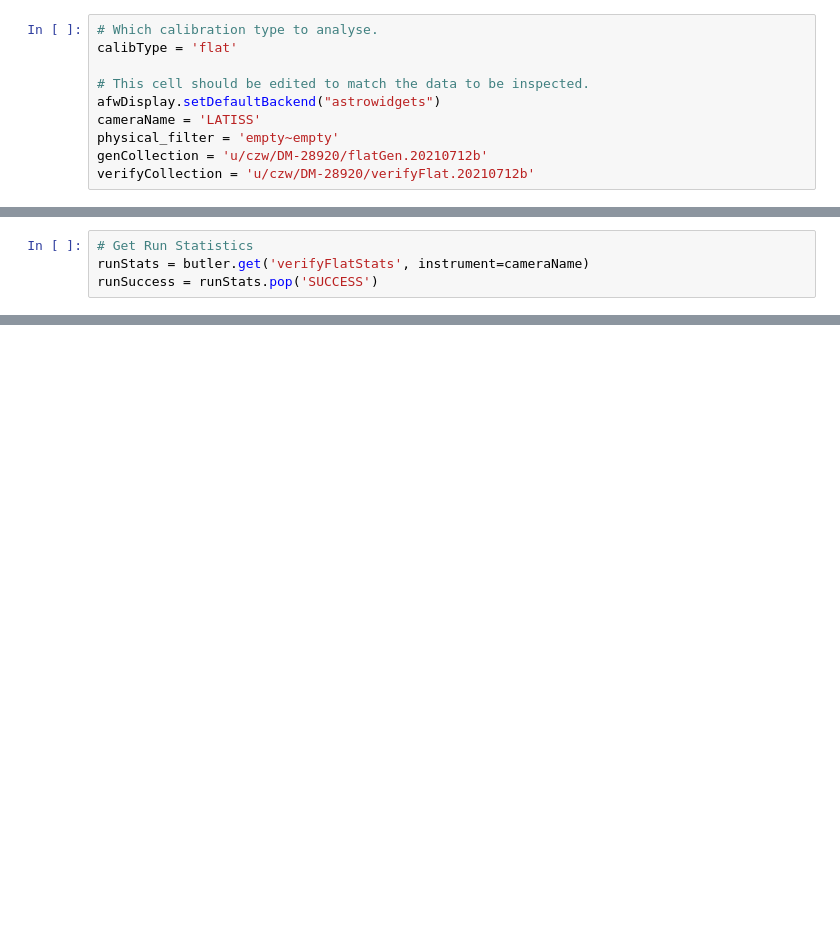
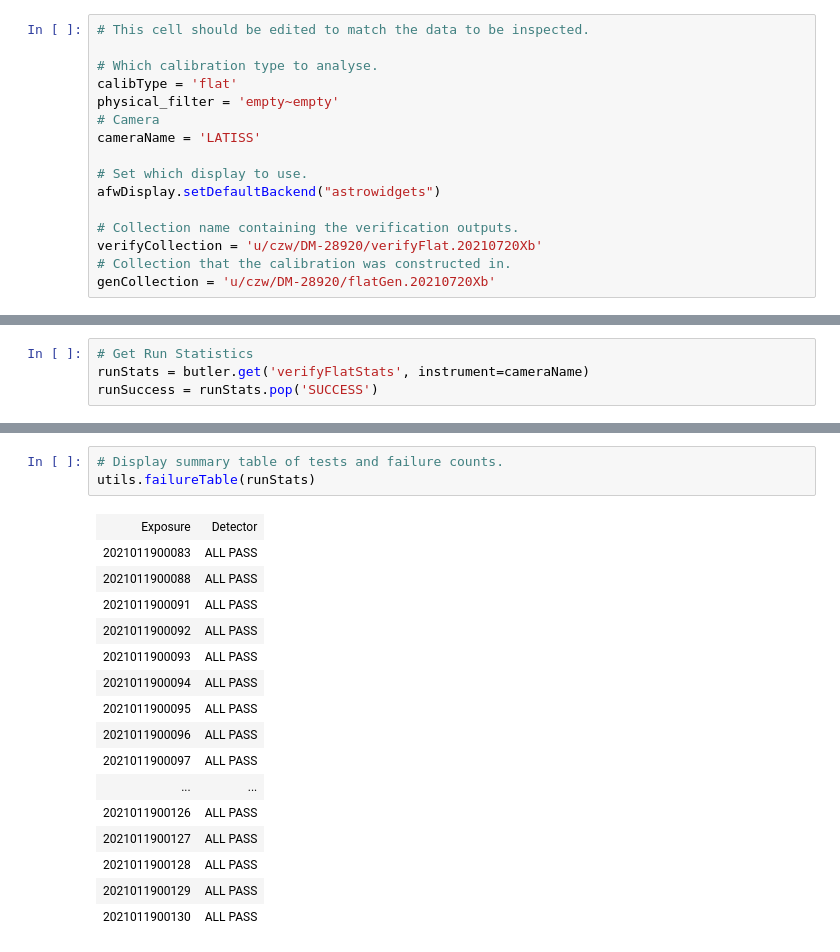
Before and after one commit to lsst/cp_verify, a Jupyter notebook: examples/cpVerifyFlat.ipynb, the cells around one changed output, grey strips where cells are left out. Cells and saved outputs as stored; diff of their text form; blank space fills up the shorter version.

```diff
--- a/examples/cpVerifyFlat.ipynb
+++ b/examples/cpVerifyFlat.ipynb
@@ -6,14 +6,20 @@ import lsst.daf.butler as dB
 import lsst.cp.verify.notebooks.utils as utils
 import lsst.afw.display as afwDisplay
 # %%
+# This cell should be edited to match the data to be inspected.
+
 # Which calibration type to analyse.
 calibType = 'flat'
+physical_filter = 'empty~empty'
+# Camera
+cameraName = 'LATISS'
 
-# This cell should be edited to match the data to be inspected.
+# Set which display to use.
 afwDisplay.setDefaultBackend("astrowidgets")
-cameraName = 'LATISS'
-physical_filter = 'empty~empty'
-genCollection = 'u/czw/DM-28920/flatGen.20210712b'
-verifyCollection = 'u/czw/DM-28920/verifyFlat.20210712b'
+
+# Collection name containing the verification outputs.
+verifyCollection = 'u/czw/DM-28920/verifyFlat.20210720Xb'
+# Collection that the calibration was constructed in.
+genCollection = 'u/czw/DM-28920/flatGen.20210720Xb'
 # %%
 # Get butler and camera
@@ -45 +59,21 @@ Median: 0.9977030754089355   Stdev: 0.011332215070724487
+# %%
+# Display summary table of tests and failure counts.
+utils.failureTable(runStats)
+# %% [output]
+| Exposure | Detector |
+| 2021011900083 | ALL PASS |
+| 2021011900088 | ALL PASS |
+| 2021011900091 | ALL PASS |
+| 2021011900092 | ALL PASS |
+| 2021011900093 | ALL PASS |
+| 2021011900094 | ALL PASS |
+| 2021011900095 | ALL PASS |
+| 2021011900096 | ALL PASS |
+| 2021011900097 | ALL PASS |
+| ... | ... |
+| 2021011900126 | ALL PASS |
+| 2021011900127 | ALL PASS |
+| 2021011900128 | ALL PASS |
+| 2021011900129 | ALL PASS |
+| 2021011900130 | ALL PASS |
 # %%
```
Also changed, not shown: parts of 12 cells of this notebook, 1 other file.
